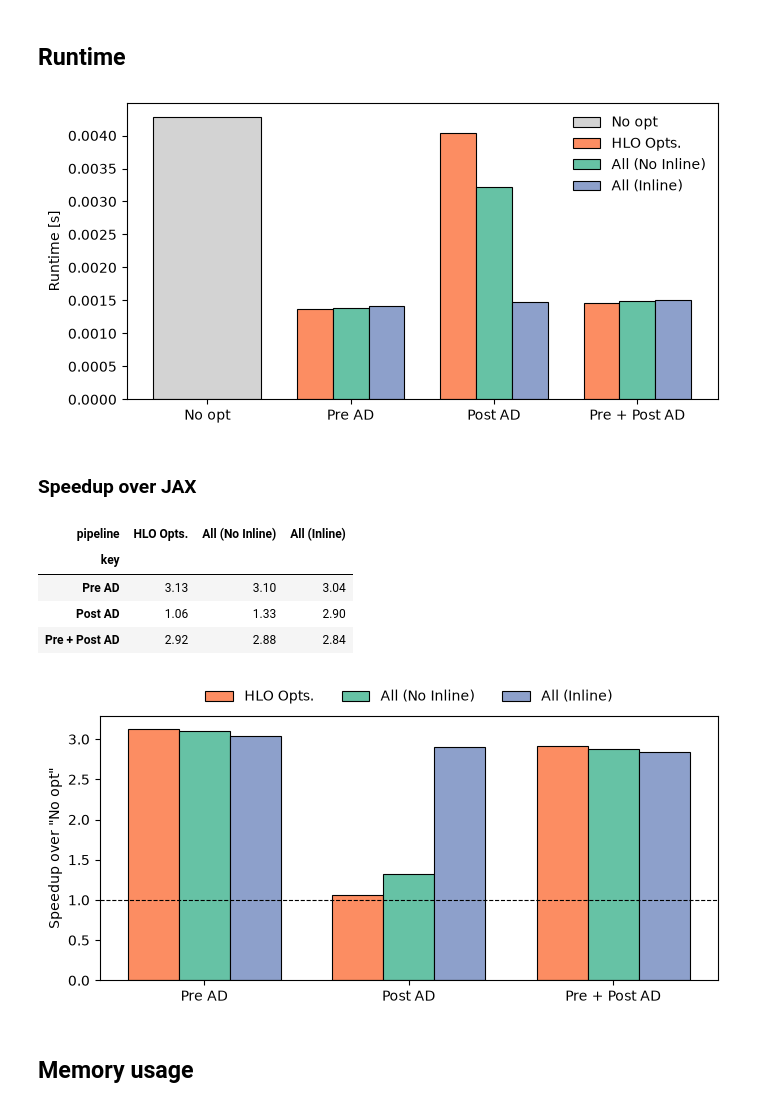
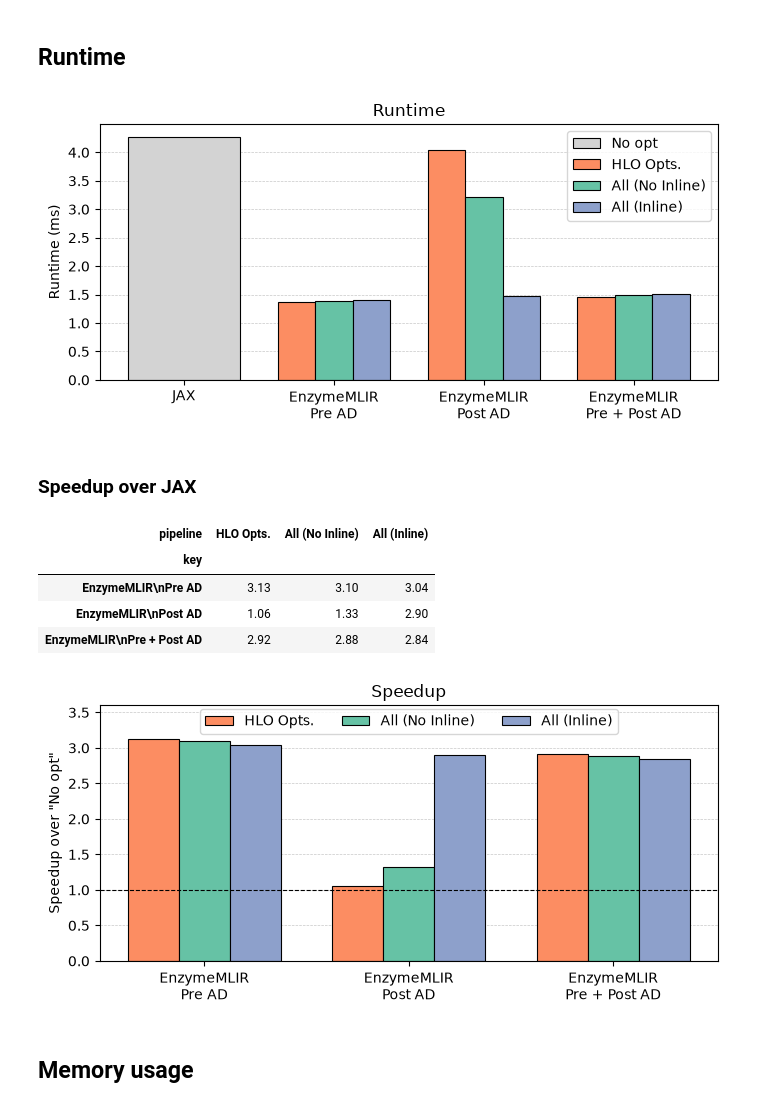
Before and after one commit to EnzymeAD/EnzymeMLIR-PPoPP27, a Jupyter notebook: results/plot-jaxmd.ipynb, the cells around one changed output. Saved outputs shown, nothing was run; the diff lists cells and outputs as text; code cells hidden in the pictures.

Commit message:
jaxmd: update plot style

```diff
--- a/results/plot-jaxmd.ipynb
+++ b/results/plot-jaxmd.ipynb
@@ -71,9 +71,9 @@ df
 # %%
 # key -> group label
 KEYS = {
-    "PreRev": "Pre AD",
-    "PostRev": "Post AD",
-    "BothRev": "Pre + Post AD",
+    "PreRev": "EnzymeMLIR\nPre AD",
+    "PostRev": "EnzymeMLIR\nPost AD",
+    "BothRev": "EnzymeMLIR\nPre + Post AD",
 }
 
 # pass pipeline -> legend label
@@ -104,27 +104,30 @@ avg.loc[list(KEYS), list(PIPELINES)].assign(**{"No opt (Jax)": baseline})
 # %%
 width = 0.25
 bar_kw = dict(edgecolor="black", linewidth=0.8)
 
 fig, ax = plt.subplots(figsize=(7, 3.5))
 
 # "No opt" group: single wide bar
-ax.bar(0, baseline, width=len(PIPELINES) * width, color="lightgray", label="No opt", **bar_kw)
+ax.bar(0, baseline * 1e3, width=len(PIPELINES) * width, color="lightgray", label="No opt", **bar_kw)
 
 # Pre AD / Post AD / Pre + Post AD groups
 x = np.arange(1, len(KEYS) + 1)
 offsets = (np.arange(len(PIPELINES)) - (len(PIPELINES) - 1) / 2) * width
 for off, (pipe, label) in zip(offsets, PIPELINES.items()):
-    ax.bar(x + off, avg.loc[list(KEYS), pipe], width, color=COLORS[pipe], label=label, **bar_kw)
+    ax.bar(x + off, avg.loc[list(KEYS), pipe] * 1e3, width, color=COLORS[pipe], label=label, **bar_kw)
 
-ax.set_xticks(np.arange(len(KEYS) + 1), ["No opt", *KEYS.values()])
-ax.set_ylabel("Runtime [s]")
-ax.legend(frameon=False)
+ax.set_xticks(np.arange(len(KEYS) + 1), ["JAX", *KEYS.values()])
+ax.set_ylabel("Runtime (ms)")
+ax.grid(axis="y", linestyle="--", linewidth=0.5, alpha=0.7)
+ax.set_axisbelow(True)
+ax.legend(frameon=True)
+ax.set_title("Runtime")
 fig.tight_layout()
 
 # fig.savefig("jaxmd20-runtime.pdf", bbox_inches="tight")
 plt.show()
 # %% [output]
-[figure, old version]
+[figure, new version]
 # %% [markdown]
 ### Speedup over JAX
 # %%
@@ -134,9 +137,9 @@ speedup.round(2)
 # %% [output]
 | pipeline | HLO Opts. | All (No Inline) | All (Inline) |
 | key |  |  |  |
-| Pre AD | 3.13 | 3.10 | 3.04 |
-| Post AD | 1.06 | 1.33 | 2.90 |
-| Pre + Post AD | 2.92 | 2.88 | 2.84 |
+| EnzymeMLIR\nPre AD | 3.13 | 3.10 | 3.04 |
+| EnzymeMLIR\nPost AD | 1.06 | 1.33 | 2.90 |
+| EnzymeMLIR\nPre + Post AD | 2.92 | 2.88 | 2.84 |
 # %%
 fig, ax = plt.subplots(figsize=(7, 3.5))
 
@@ -147,13 +150,16 @@ for off, (pipe, label) in zip(offsets, PIPELINES.items()):
 ax.axhline(1, color="black", linestyle="--", linewidth=0.8)  # "No opt" baseline
 ax.set_xticks(x, list(KEYS.values()))
 ax.set_ylabel('Speedup over "No opt"')
-ax.legend(frameon=False, ncols=len(PIPELINES), loc="lower center", bbox_to_anchor=(0.5, 1.0))
+ax.set_ylim(0, 3.6)
+ax.legend(frameon=True, ncols=len(PIPELINES), loc="lower center", bbox_to_anchor=(0.5, 0.86))
+ax.set_title("Speedup")
+ax.grid(axis="y", linestyle="--", linewidth=0.5, alpha=0.7)
+ax.set_axisbelow(True)
 fig.tight_layout()
 
-# fig.savefig("jaxmd20-speedup.pdf", bbox_inches="tight")
 plt.show()
 # %% [output]
-[figure, old version]
+[figure, new version]
 # %% [markdown]
 ## Memory usage
 # %%
```
Also changed, not shown: parts of 1 cell of this notebook.
